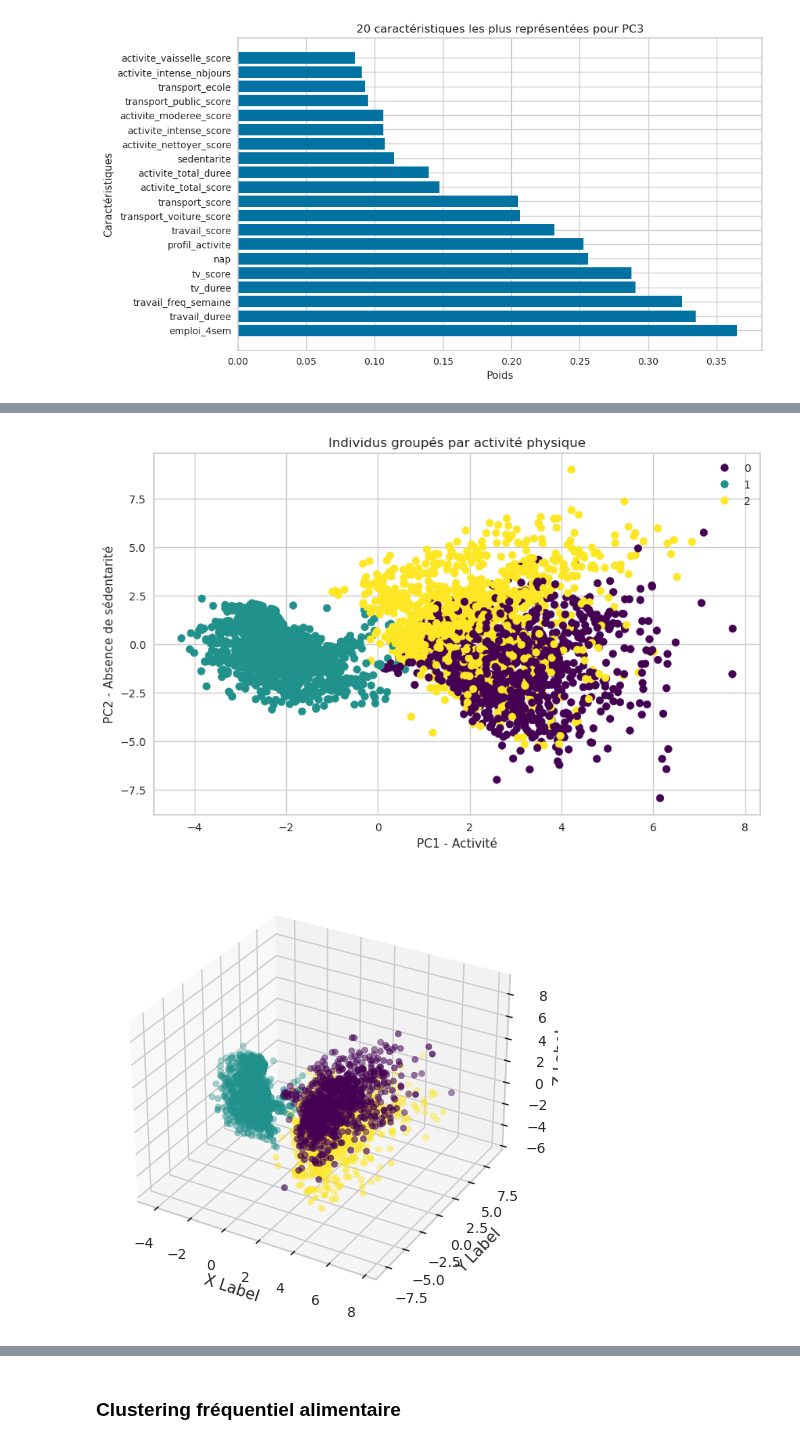
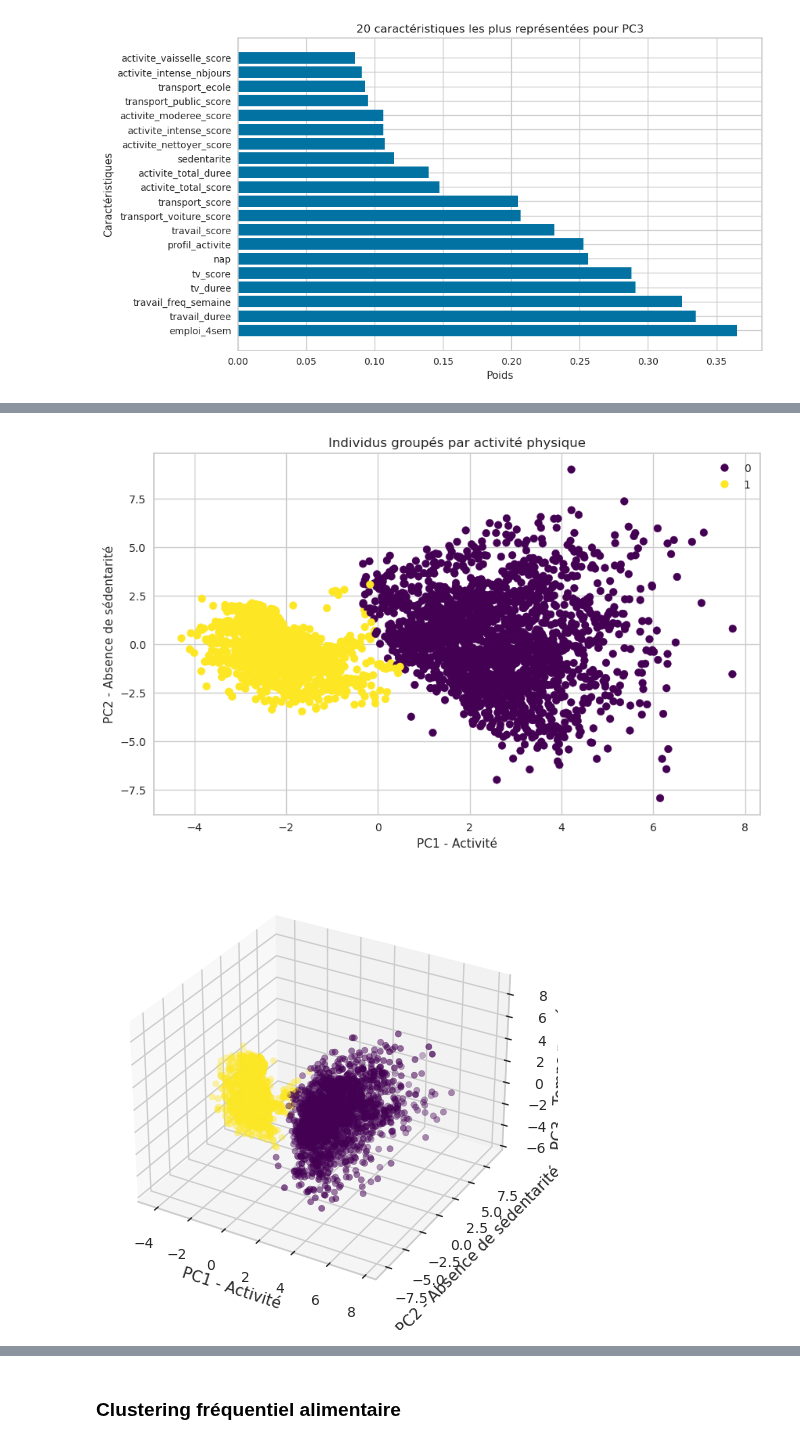
Before and after one commit to InseeFrLab/funathon2023_sujet3, a Jupyter notebook: clustering_corrige.ipynb, the cells around one changed output, grey strips where cells are left out. Saved outputs shown, nothing was run; the diff lists cells and outputs as text; code cells hidden in the pictures.

```diff
--- a/clustering_corrige.ipynb
+++ b/clustering_corrige.ipynb
@@ -325,6 +379,6 @@ KElbowVisualizer(ax=<Axes: >, estimator=KMeans(n_clusters=9), k=(1, 10))
 # %%
 # Effectuer le clustering par K-moyennes
-k = 3  # Nombre de clusters souhaité
+k = 2  # Nombre de clusters souhaité
 kmeans = KMeans(n_clusters=k, random_state=0)
 clusters = kmeans.fit_predict(actphys_sedent_for_clustering_array)
 
@@ -338,22 +392,22 @@ plt.legend(handles=scatter.legend_elements()[0], labels=range(k))
 plt.title('Individus groupés par activité physique')
 plt.xlabel('PC1 - Activité')
 plt.ylabel('PC2 - Absence de sédentarité')
-#plt.zlabel('PC3 - Temps passé assis')
+# plt.zlabel('PC3 - Temps passé assis')
 plt.show()
 # %% [output]
-[figure, old version]
+[figure, new version]
 # %%
 fig = plt.figure()
 ax = fig.add_subplot(projection='3d')
 xs = pca_df['PC1']
 ys = pca_df['PC2']
 zs = pca_df['PC3']
 ax.scatter(xs, ys, zs, c=pca_df['Cluster'], cmap='viridis')
 
-ax.set_xlabel('X Label')
-ax.set_ylabel('Y Label')
-ax.set_zlabel('Z Label')
+ax.set_xlabel('PC1 - Activité')
+ax.set_ylabel('PC2 - Absence de sédentarité')
+ax.set_zlabel('PC3 - Temps passé assis')
 
 plt.show()
 # %% [output]
-[figure, old version]
+[figure, new version]
```
Also changed, not shown: parts of 29 cells of this notebook, 2 other files.
